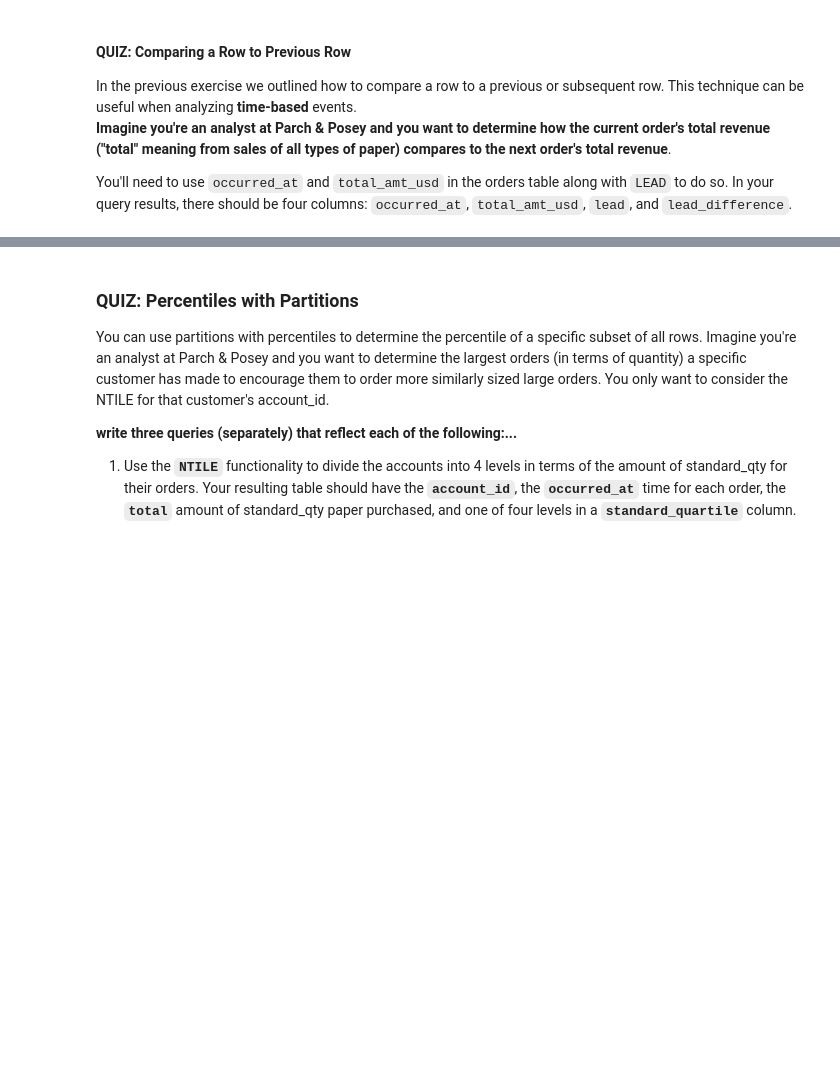
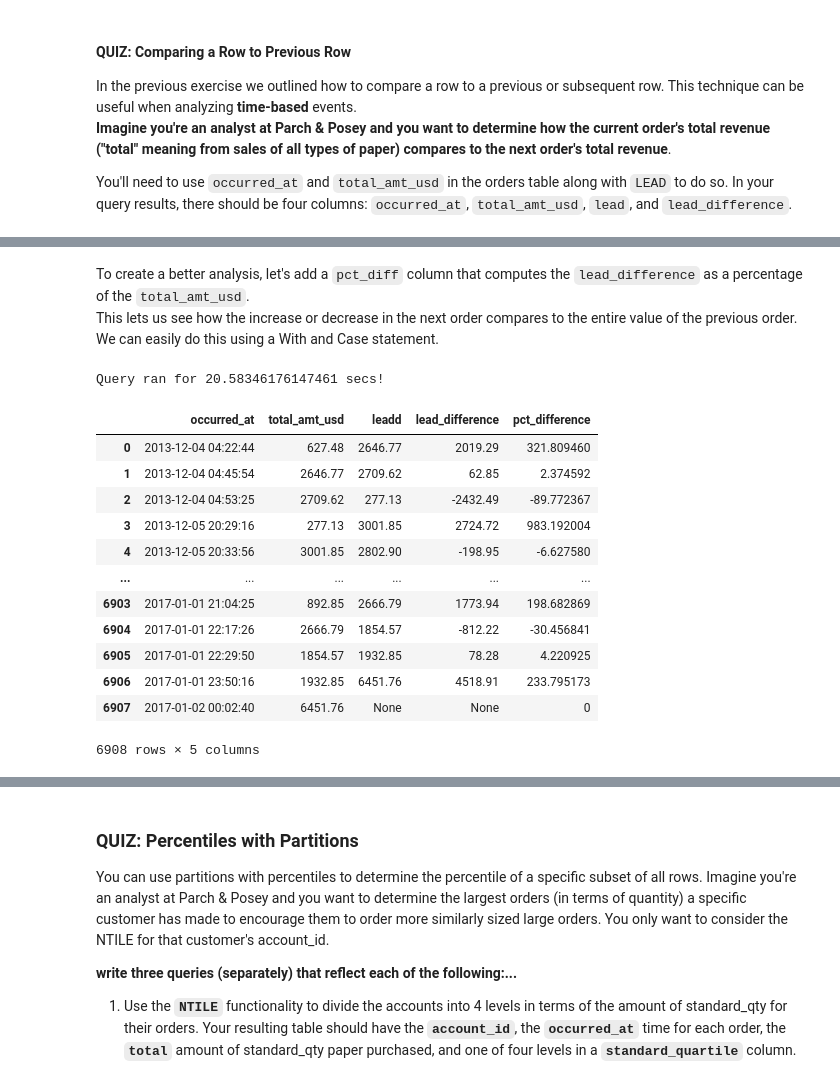
Before and after one commit to Lawrence-Krukrubo/SQL_for_Data_Science, a Jupyter notebook: sql_for_data_analysis7.ipynb, the cells around one changed output, grey strips where cells are left out. Saved outputs shown, nothing was run; the diff lists cells and outputs as text; code cells hidden in the pictures; blank space fills up the shorter version.

```diff
--- a/sql_for_data_analysis7.ipynb
+++ b/sql_for_data_analysis7.ipynb
@@ -813,6 +833,33 @@ Query ran for 8.486536502838135 secs!
 | 6906 | 2017-01-01 23:50:16 | 1932.85 | 6451.76 | 4518.91 |
 | 6907 | 2017-01-02 00:02:40 | 6451.76 | None | None |
 6908 rows × 4 columns
+# %% [markdown]
+To create a better analysis, let's add a `pct_diff` column that computes the `lead_difference` as a percentage of the `total_amt_usd`. <br>This lets us see how the increase or decrease in the next order compares to the entire value of the previous order.<br>We can easily do this using a With and Case statement.
+# %%
+query_to_df(
+"WITH \
+t1 AS (SELECT occurred_at, SUM(total_amt_usd) total_amt_usd FROM orders GROUP BY 1), \
+t2 AS (SELECT *, LEAD(total_amt_usd) OVER(ORDER BY occurred_at) AS leadd, \
+LEAD(total_amt_usd) OVER(ORDER BY occurred_at) - total_amt_usd AS lead_difference FROM t1), \
+t3 AS (SELECT *, CASE WHEN lead_difference = 0 OR lead_difference IS NULL THEN 0 \
+ELSE (lead_difference/total_amt_usd)*100 END AS pct_difference FROM t2) \
+SELECT * FROM t3;"
+)
+# %% [output]
+Query ran for 20.58346176147461 secs!
+|  | occurred_at | total_amt_usd | leadd | lead_difference | pct_difference |
+| 0 | 2013-12-04 04:22:44 | 627.48 | 2646.77 | 2019.29 | 321.809460 |
+| 1 | 2013-12-04 04:45:54 | 2646.77 | 2709.62 | 62.85 | 2.374592 |
+| 2 | 2013-12-04 04:53:25 | 2709.62 | 277.13 | -2432.49 | -89.772367 |
+| 3 | 2013-12-05 20:29:16 | 277.13 | 3001.85 | 2724.72 | 983.192004 |
+| 4 | 2013-12-05 20:33:56 | 3001.85 | 2802.90 | -198.95 | -6.627580 |
+| ... | ... | ... | ... | ... | ... |
+| 6903 | 2017-01-01 21:04:25 | 892.85 | 2666.79 | 1773.94 | 198.682869 |
+| 6904 | 2017-01-01 22:17:26 | 2666.79 | 1854.57 | -812.22 | -30.456841 |
+| 6905 | 2017-01-01 22:29:50 | 1854.57 | 1932.85 | 78.28 | 4.220925 |
+| 6906 | 2017-01-01 23:50:16 | 1932.85 | 6451.76 | 4518.91 | 233.795173 |
+| 6907 | 2017-01-02 00:02:40 | 6451.76 | None | None | 0 |
+6908 rows × 5 columns
 # %% [markdown]
 ## Percentiles:
 
```
Also changed, not shown: parts of 17 cells of this notebook, 1 other file.
